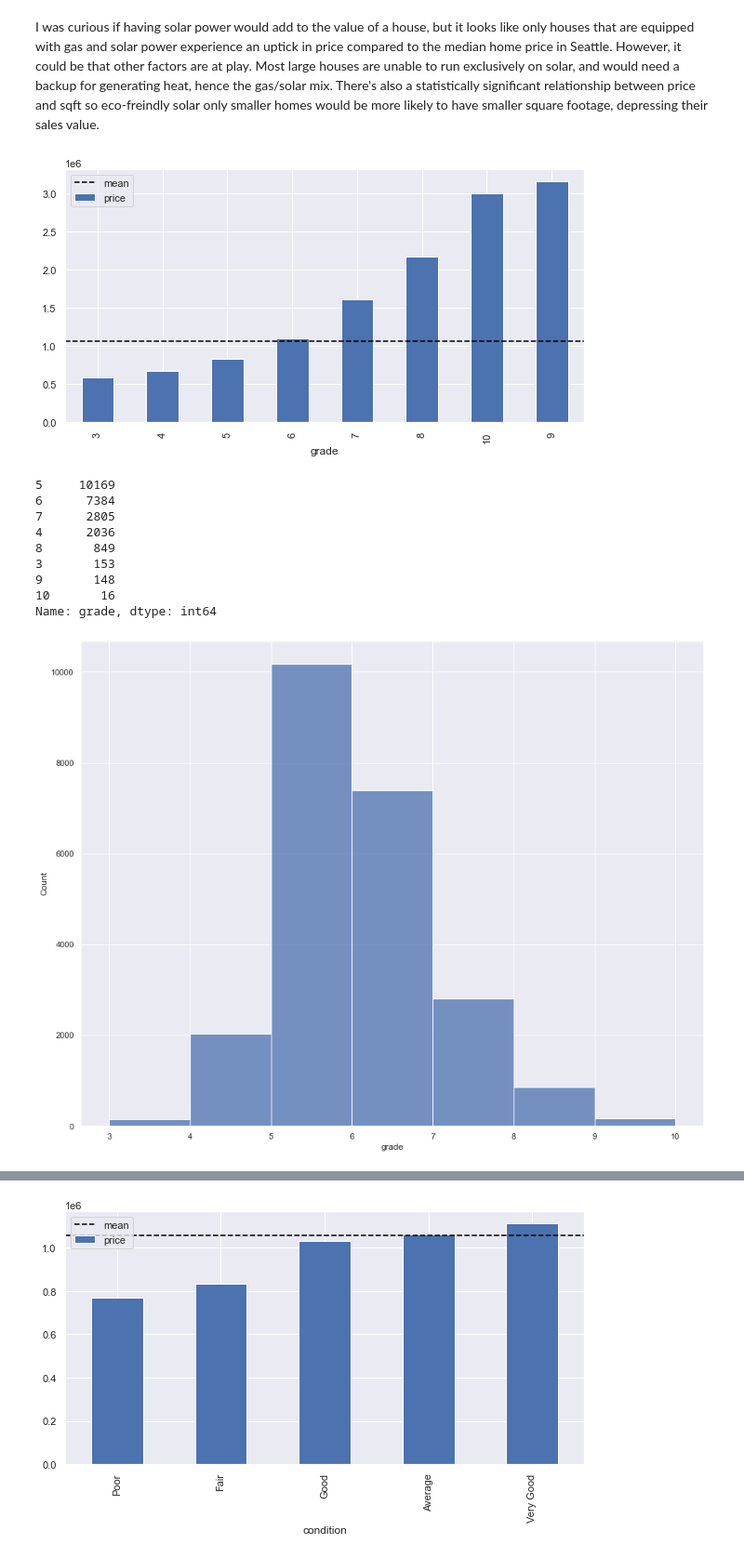
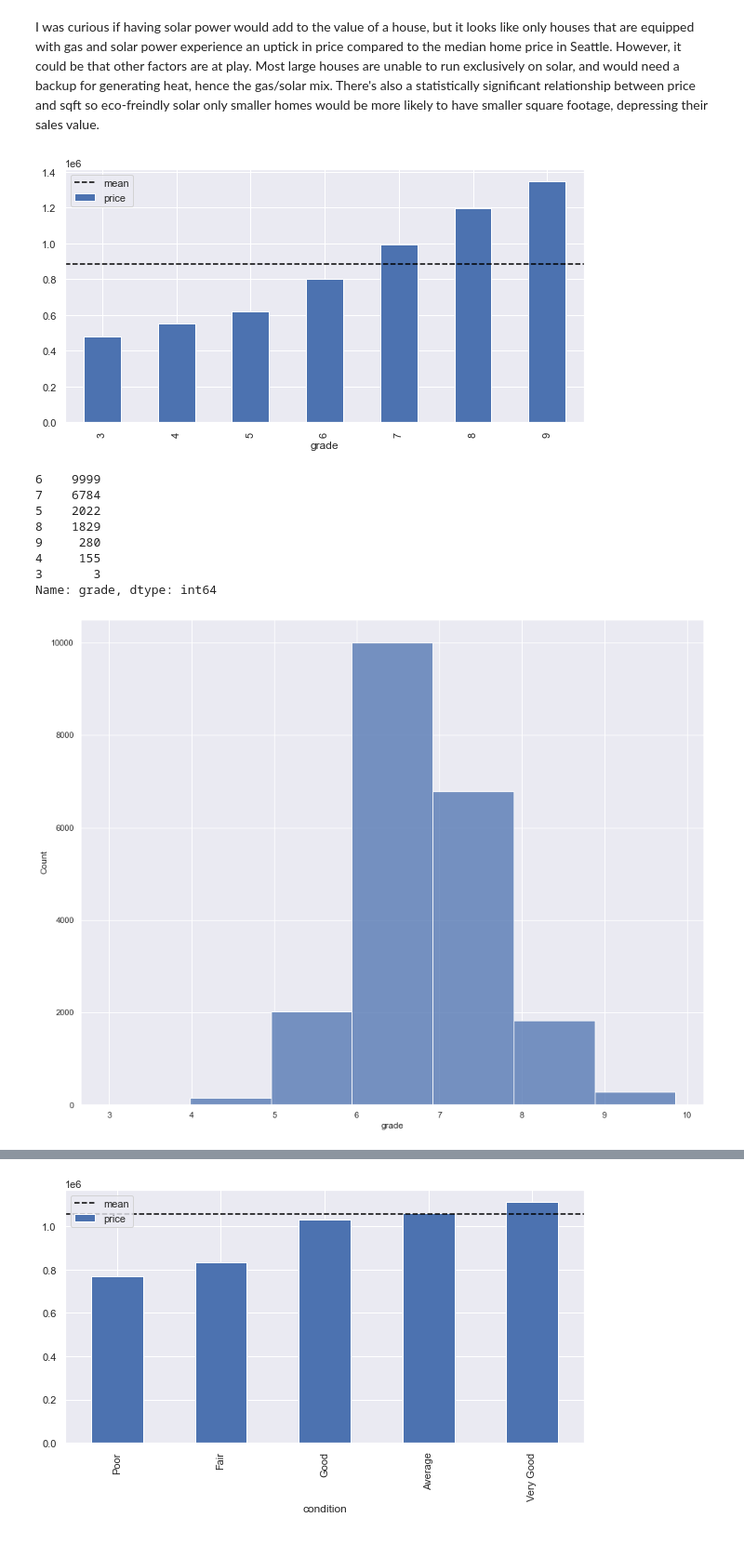
Before and after one commit to slowings/phase2-project, a Jupyter notebook: Final.ipynb, the cells around one changed output, grey strips where cells are left out. Shown at 93% size. Saved outputs shown, nothing was run; the diff lists cells and outputs as text; code cells hidden in the pictures.

```diff
--- a/Final.ipynb
+++ b/Final.ipynb
@@ -146,7 +146,7 @@ grade_dict = {'1 Cabin':0, '2 Substandard':1, '3 Poor':2,'4 Low':3,'5 Fair':4,'6
               '9 Better':8, '10 Very Good':9, '11 Excellent':10, '12 Luxury':11, '13 Mansion':12 }
 kc.grade.replace(to_replace=grade_dict,inplace=True)
 # %%
-df_kc= kc[(kc['grade']<11) & (kc['grade']> 2)]
+df_kc= kc[(kc['grade']<10) & (kc['grade']> 2)]
 # %%
 df_kc['grade'].value_counts()
 # %% [output]
@@ -333,3 +330,6 @@ We can see that minimizing outliers makes our data more linear, but we're not ac
+# %%
+std_thresh = kc_clean.price.std()*3
+kc_clean= kc_clean[kc_clean['price'] <= std_thresh]
 # %% [markdown]
 ### Summary: Numeric Variables
 # %% [markdown]
@@ -469,0 +510,3 @@ Not looking great..."fair" and "good" look about equal, and there's a big uptick
+# %%
+view_dict = { 'NONE':'NO', "AVERAGE":"YES", "GOOD":"YES", "EXCELLENT": "YES", "FAIR": "YES" }
+kc_clean.view.replace(to_replace=view_dict,inplace=True)
@@ -485,20 +534,19 @@ ax.axhline(y=kc_clean["price"].mean(), label="mean", color="black", linestyle="-
 
 ax.legend();
 # %% [output]
-[figure, old version]
+[figure, new version]
 # %%
 kc_clean['grade'].value_counts()
 # %% [output]
-5     10169
-6      7384
-7      2805
-4      2036
-8       849
-3       153
-9       148
-10       16
+6    9999
+7    6784
+5    2022
+8    1829
+9     280
+4     155
+3       3
 Name: grade, dtype: int64
 # %%
-sns.histplot(data=kc_clean, x="grade", binwidth=1);
+sns.histplot(data=kc_clean, x="grade", binwidth=.98);
 # %% [output]
-[figure, old version]
+[figure, new version]
```
Also changed, not shown: parts of 77 cells of this notebook, 1 other file.
